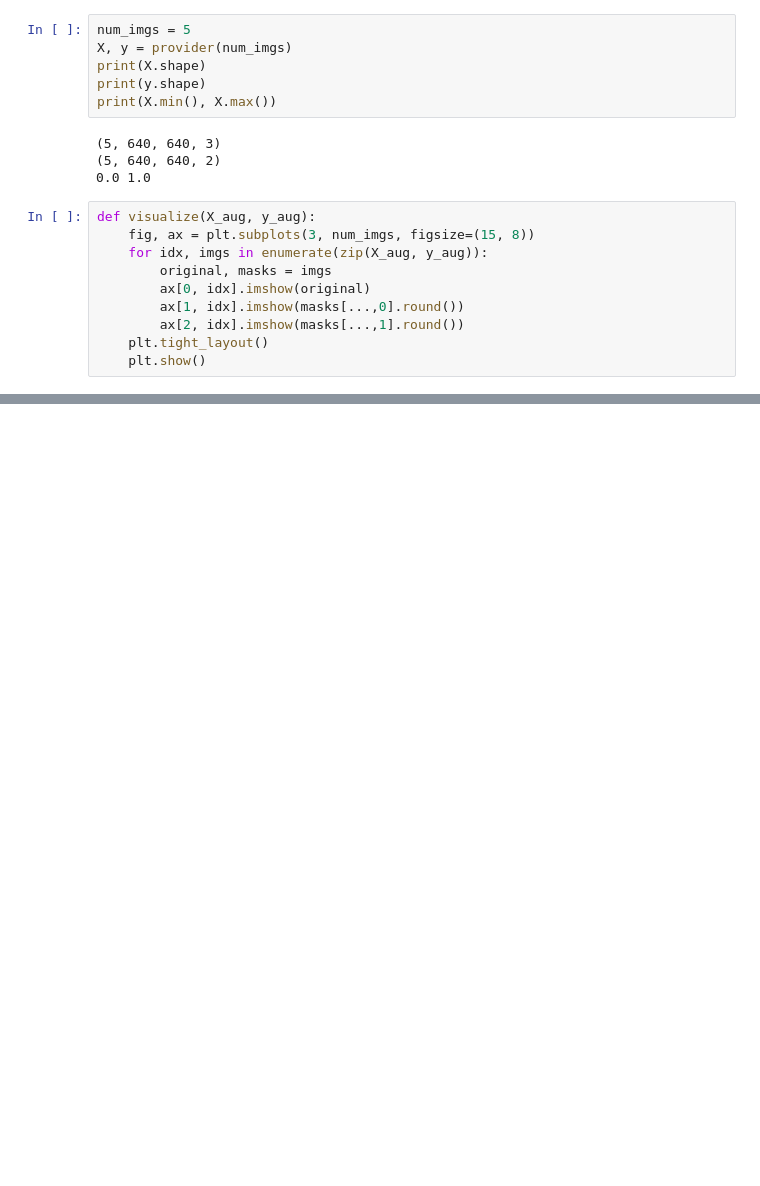
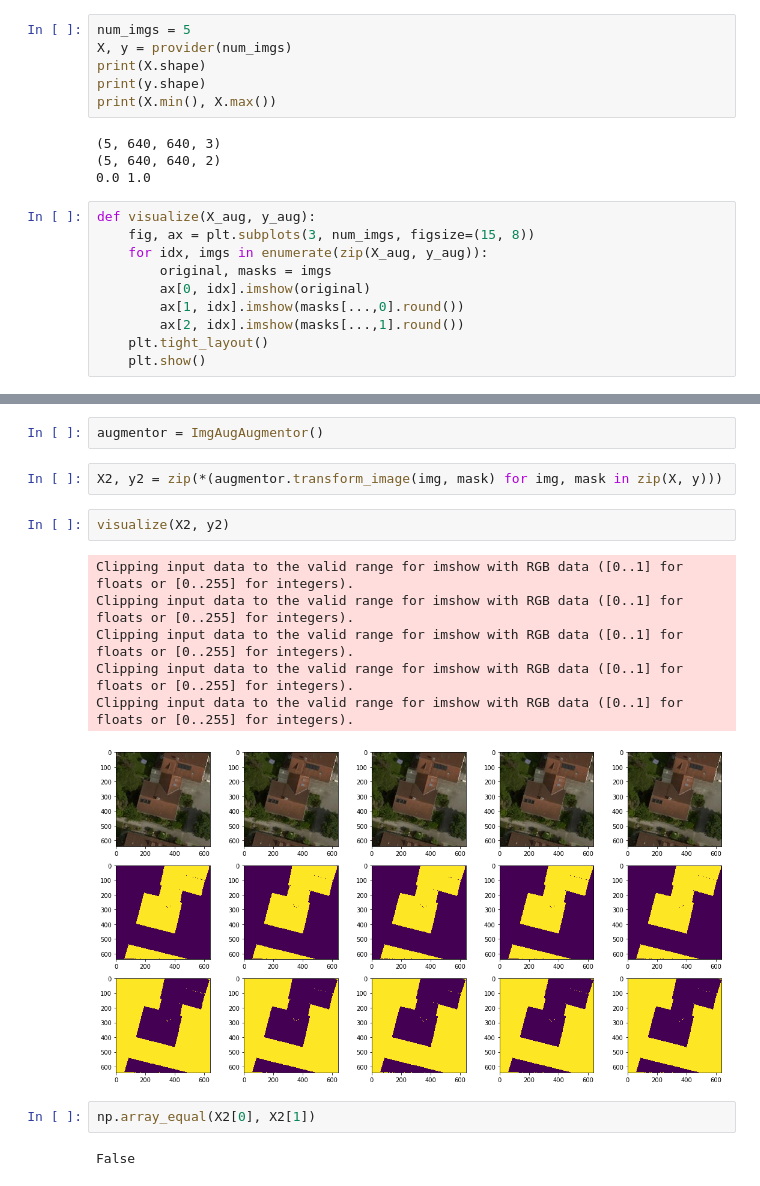
Before and after one commit to NachbarStrom/python-nachbarstrom-dl-unet, a Jupyter notebook: nachbarstrom/img_augmentation/img-augmentation example.ipynb, the cells around one changed output, grey strips where cells are left out. Saved outputs shown, nothing was run; the diff lists cells and outputs as text; blank space fills up the shorter version.

```diff
--- a/nachbarstrom/img_augmentation/img-augmentation example.ipynb
+++ b/nachbarstrom/img_augmentation/img-augmentation example.ipynb
@@ -32,0 +80,17 @@ visualize(X, y)
+# %%
+augmentor = ImgAugAugmentor()
+# %%
+X2, y2 = zip(*(augmentor.transform_image(img, mask) for img, mask in zip(X, y)))
+# %%
+visualize(X2, y2)
+# %% [output]
+Clipping input data to the valid range for imshow with RGB data ([0..1] for floats or [0..255] for integers).
+Clipping input data to the valid range for imshow with RGB data ([0..1] for floats or [0..255] for integers).
+Clipping input data to the valid range for imshow with RGB data ([0..1] for floats or [0..255] for integers).
+Clipping input data to the valid range for imshow with RGB data ([0..1] for floats or [0..255] for integers).
+Clipping input data to the valid range for imshow with RGB data ([0..1] for floats or [0..255] for integers).
+[figure, added]
+# %%
+np.array_equal(X2[0], X2[1])
+# %% [output]
+False
```
Also changed, not shown: parts of 4 cells of this notebook, 5 other files.
